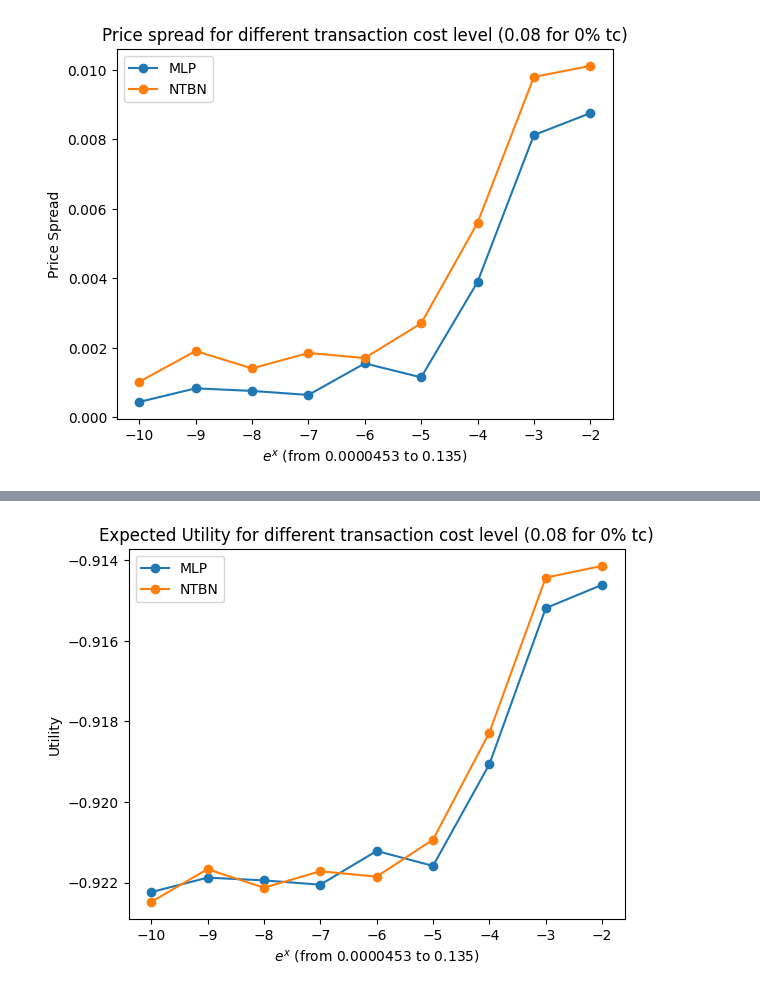
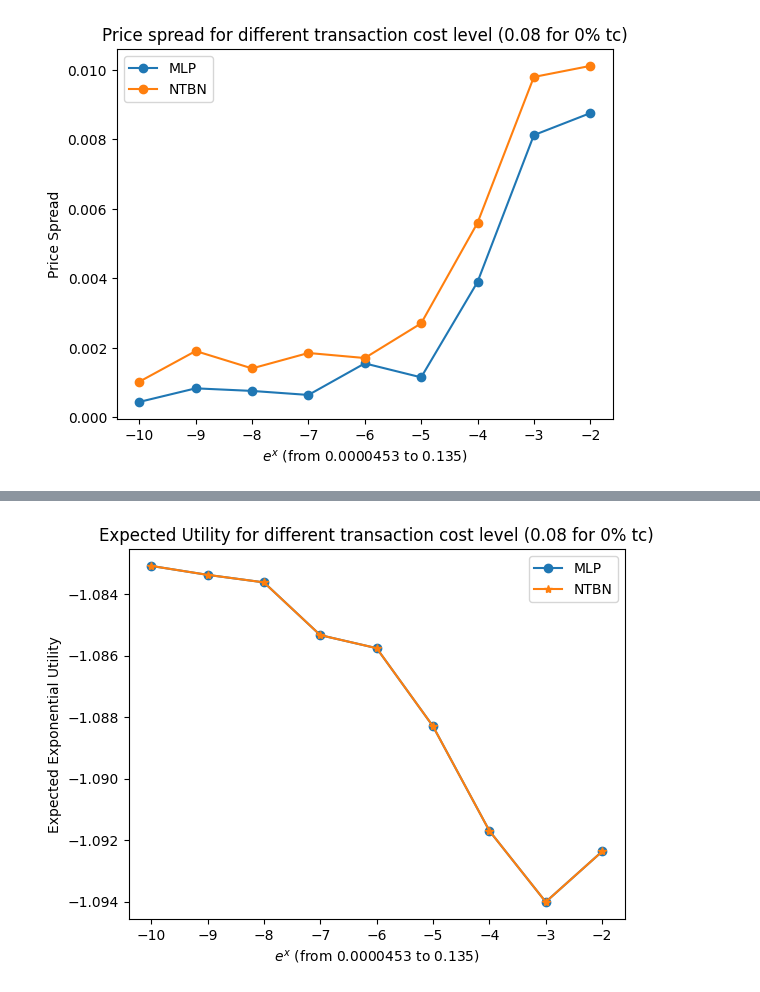
Before and after one commit to JulesArzel/Deep_Hedging_v2, a Jupyter notebook: Deep Reinforcement Learning Approach/Main_Deep_RL_pfhedge.ipynb, the cells around one changed output, grey strips where cells are left out. Cells and saved outputs as stored; diff of their text form; code cells hidden in the pictures.

```diff
--- a/Deep Reinforcement Learning Approach/Main_Deep_RL_pfhedge.ipynb
+++ b/Deep Reinforcement Learning Approach/Main_Deep_RL_pfhedge.ipynb
@@ -260,0 +258,13 @@ utility_NTBN = -np.exp(-gamma*np.array(price_NTBN))
+# %%
+utility_MLP = {}
+utility_NTBN = {}
+for i in range(2,11):
+    eval(f'derivative_{i}').simulate(10000)
+    wealth_MLP = []
+    wealth_NTBN = []
+    wealth_MLP = eval(f'hedger_MLP_{i}').compute_pl(eval(f'derivative_{i}'))
+    wealth_NTBN = eval(f'hedger_NTBN_{i}').compute_pl(eval(f'derivative_{i}'))
+    U_MLP = -torch.exp(-gamma * wealth_MLP)
+    U_NTBN = -torch.exp(-gamma * wealth_NTBN)
+    utility_MLP[i] = U_NTBN.mean().item()
+    utility_NTBN[i] = U_NTBN.mean().item()
@@ -261,10 +283,10 @@ utility_NTBN = -np.exp(-gamma*np.array(price_NTBN))
 # %%
-plt.plot(list(range(-10, -1)),utility_MLP[::-1], 'o-', label='MLP')
-plt.plot(list(range(-10, -1)),utility_NTBN[::-1], 'o-', label='NTBN')
-plt.ylabel('Utility')
+plt.plot(list(range(-10, -1)),list(utility_MLP.values())[::-1], 'o-', label='MLP')
+plt.plot(list(range(-10, -1)),list(utility_NTBN.values())[::-1], '*-', label='NTBN')
+plt.ylabel('Expected Exponential Utility')
 plt.xlabel(r'$e^x$ (from 0.0000453 to 0.135)')
 plt.title('Expected Utility for different transaction cost level (0.08 for 0% tc)')
 plt.legend()
 plt.show()
 # %% [output]
-[figure, old version]
+[figure, new version]
```
Also changed, not shown: parts of 2 cells of this notebook.
